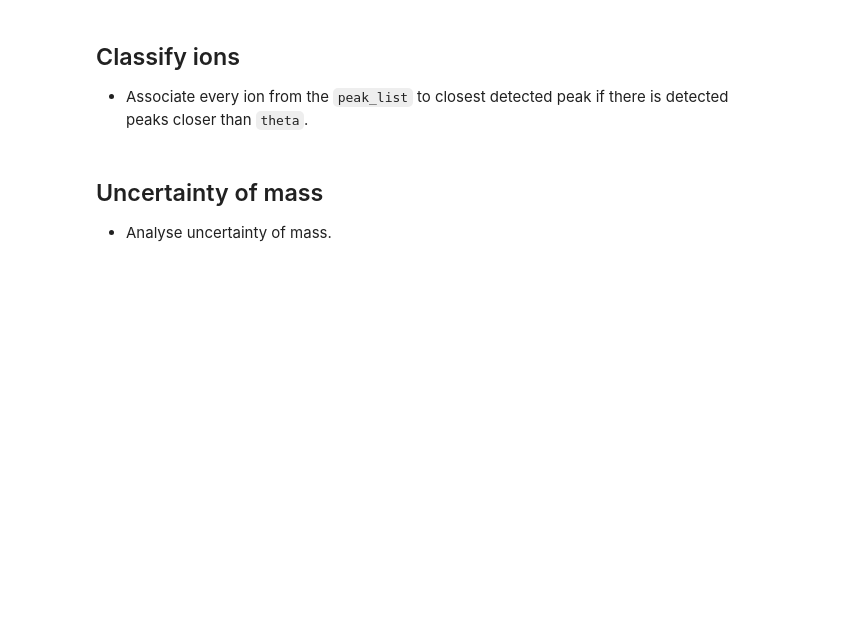
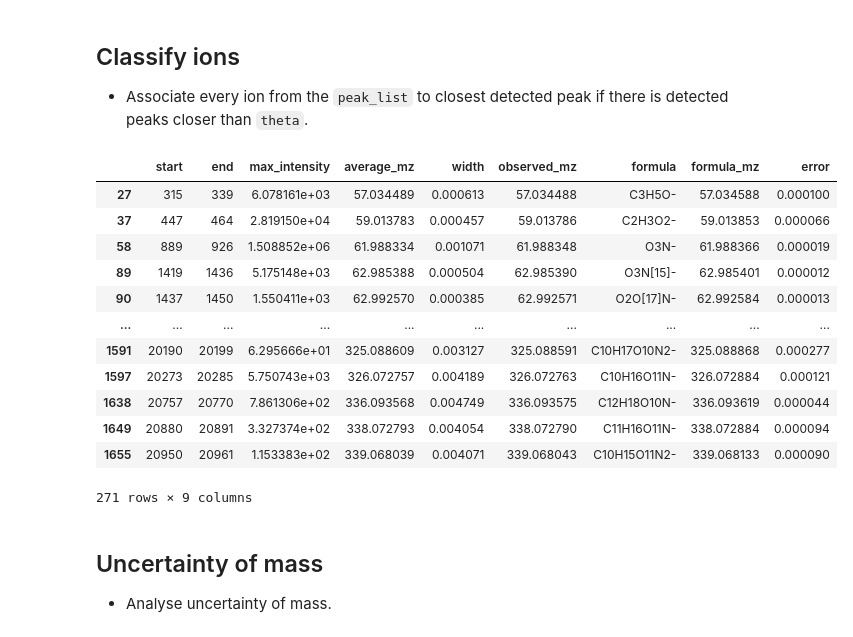
Before and after one commit to jokinen77/DataScienceProject1-Orbitrap, a Jupyter notebook: DataScienceProject1.ipynb, the cells around one changed output. Drawn from its saved outputs; the diff is of its cells as text; code cells hidden in the pictures; blank space fills up the shorter version.

````diff
--- a/DataScienceProject1.ipynb
+++ b/DataScienceProject1.ipynb
@@ -216,26 +244,40 @@ peak_informations[0].head(5)
 
 * Associate every ion from the ```peak_list``` to closest detected peak if there is detected peaks closer than ```theta```.
 # %%
-def identify_peaks(peak_information, peak_list, theta = 0.01):
+def identify_peaks(peak_information, peak_list, theta = 0.0005):
     peak_information["formula"] = None # For strings
     peak_information["formula_mz"] = np.nan # For floats
     for key in peak_list.keys():
         formula = key
         true_mz = peak_list[key]
         closest = peak_information[np.abs(peak_information["observed_mz"] - true_mz) < theta]
         if len(closest) > 0:
             closest = closest.iloc[(closest['observed_mz'] - true_mz).abs().argsort()[:1]]
             #print("True: {}; Observed: {}; Index: {}".format(true_mz, closest["observed"].values[0], closest.index.values[0]))
             peak_information.at[closest.index.values[0], "formula"] = formula
             peak_information.at[closest.index.values[0], "formula_mz"] = true_mz
     peak_information["error"] =  peak_information["formula_mz"] - peak_information["observed_mz"]
 
 # Identify peaks
 for peak_information in peak_informations:
     identify_peaks(peak_information, peak_list)
 
 # Lookup
 peak_informations[0].loc[peak_informations[0]["formula"].notnull()]
+# %% [output]
+|  | start | end | max_intensity | average_mz | width | observed_mz | formula | formula_mz | error |
+| 27 | 315 | 339 | 6.078161e+03 | 57.034489 | 0.000613 | 57.034488 | C3H5O- | 57.034588 | 0.000100 |
+| 37 | 447 | 464 | 2.819150e+04 | 59.013783 | 0.000457 | 59.013786 | C2H3O2- | 59.013853 | 0.000066 |
+| 58 | 889 | 926 | 1.508852e+06 | 61.988334 | 0.001071 | 61.988348 | O3N- | 61.988366 | 0.000019 |
+| 89 | 1419 | 1436 | 5.175148e+03 | 62.985388 | 0.000504 | 62.985390 | O3N[15]- | 62.985401 | 0.000012 |
+| 90 | 1437 | 1450 | 1.550411e+03 | 62.992570 | 0.000385 | 62.992571 | O2O[17]N- | 62.992584 | 0.000013 |
+| ... | ... | ... | ... | ... | ... | ... | ... | ... | ... |
+| 1591 | 20190 | 20199 | 6.295666e+01 | 325.088609 | 0.003127 | 325.088591 | C10H17O10N2- | 325.088868 | 0.000277 |
+| 1597 | 20273 | 20285 | 5.750743e+03 | 326.072757 | 0.004189 | 326.072763 | C10H16O11N- | 326.072884 | 0.000121 |
+| 1638 | 20757 | 20770 | 7.861306e+02 | 336.093568 | 0.004749 | 336.093575 | C12H18O10N- | 336.093619 | 0.000044 |
+| 1649 | 20880 | 20891 | 3.327374e+02 | 338.072793 | 0.004054 | 338.072790 | C11H16O11N- | 338.072884 | 0.000094 |
+| 1655 | 20950 | 20961 | 1.153383e+02 | 339.068039 | 0.004071 | 339.068043 | C10H15O11N2- | 339.068133 | 0.000090 |
+271 rows × 9 columns
 # %% [markdown]
 ## Uncertainty of mass
 
````
Also changed, not shown: parts of 14 cells of this notebook, 3 other files.
